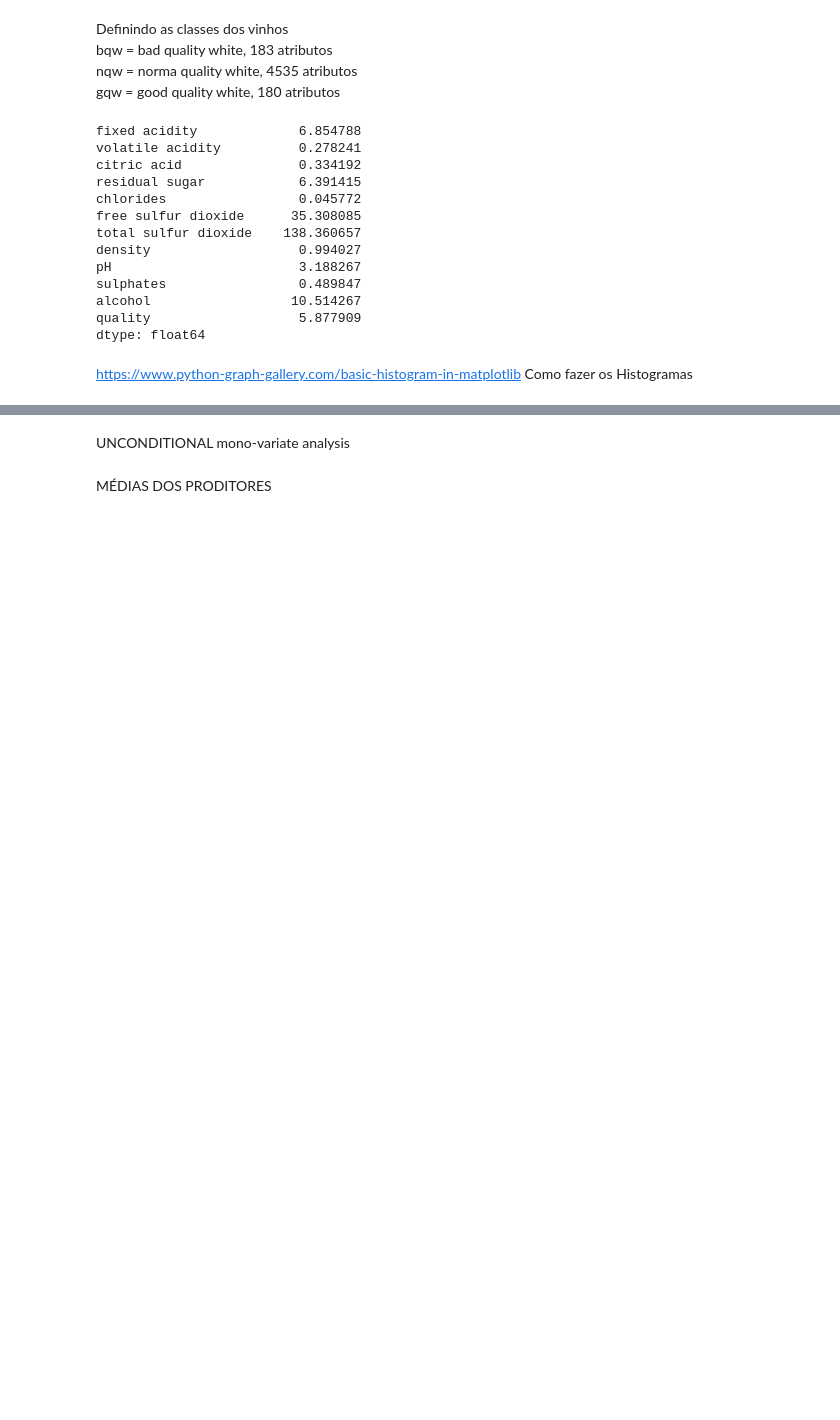
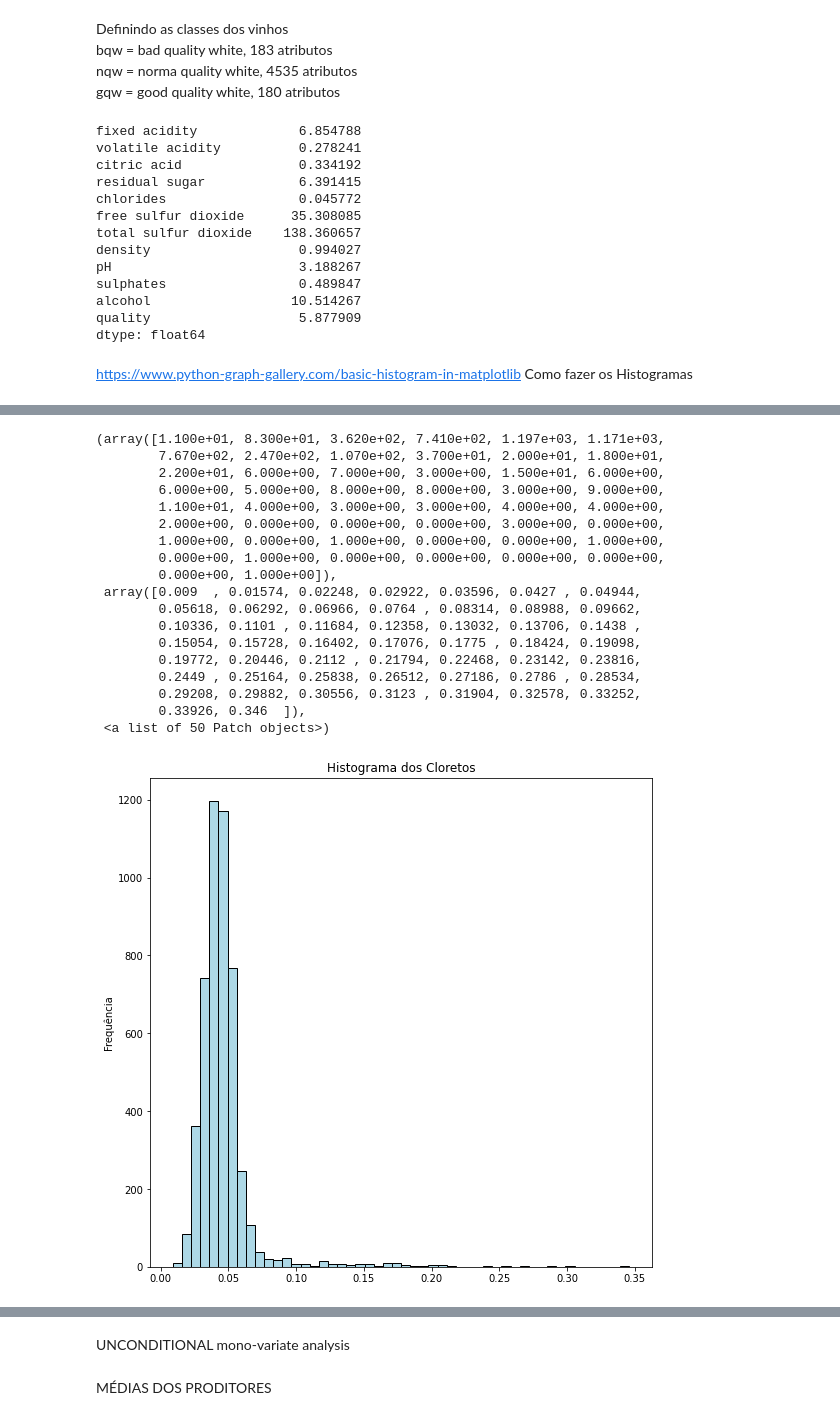
Before and after one commit to Arthurpbezerra/IcaHomework1, a Jupyter notebook: vinho.ipynb, the cells around one changed output, grey strips where cells are left out. Saved outputs shown, nothing was run; the diff lists cells and outputs as text; code cells hidden in the pictures; blank space fills up the shorter version.

```diff
--- a/vinho.ipynb
+++ b/vinho.ipynb
@@ -102,0 +127,25 @@ ax.hist(vinho_b["volatile acidity"], bins= 50, edgecolor="black", color="darkgre
+# %%
+fig, ax = plt.subplots(figsize = (9,9))
+plt.title("Histograma dos Cloretos")
+plt.ylabel("Frequência")
+ax.hist(vinho_b["chlorides"], bins= 50, edgecolor="black", color="lightblue")
+# %% [output]
+(array([1.100e+01, 8.300e+01, 3.620e+02, 7.410e+02, 1.197e+03, 1.171e+03,
+        7.670e+02, 2.470e+02, 1.070e+02, 3.700e+01, 2.000e+01, 1.800e+01,
+        2.200e+01, 6.000e+00, 7.000e+00, 3.000e+00, 1.500e+01, 6.000e+00,
+        6.000e+00, 5.000e+00, 8.000e+00, 8.000e+00, 3.000e+00, 9.000e+00,
+        1.100e+01, 4.000e+00, 3.000e+00, 3.000e+00, 4.000e+00, 4.000e+00,
+        2.000e+00, 0.000e+00, 0.000e+00, 0.000e+00, 3.000e+00, 0.000e+00,
+        1.000e+00, 0.000e+00, 1.000e+00, 0.000e+00, 0.000e+00, 1.000e+00,
+        0.000e+00, 1.000e+00, 0.000e+00, 0.000e+00, 0.000e+00, 0.000e+00,
+        0.000e+00, 1.000e+00]),
+ array([0.009  , 0.01574, 0.02248, 0.02922, 0.03596, 0.0427 , 0.04944,
+        0.05618, 0.06292, 0.06966, 0.0764 , 0.08314, 0.08988, 0.09662,
+        0.10336, 0.1101 , 0.11684, 0.12358, 0.13032, 0.13706, 0.1438 ,
+        0.15054, 0.15728, 0.16402, 0.17076, 0.1775 , 0.18424, 0.19098,
+        0.19772, 0.20446, 0.2112 , 0.21794, 0.22468, 0.23142, 0.23816,
+        0.2449 , 0.25164, 0.25838, 0.26512, 0.27186, 0.2786 , 0.28534,
+        0.29208, 0.29882, 0.30556, 0.3123 , 0.31904, 0.32578, 0.33252,
+        0.33926, 0.346  ]),
+ <a list of 50 Patch objects>)
+[figure, added]
```
Also changed, not shown: parts of 10 cells of this notebook.
